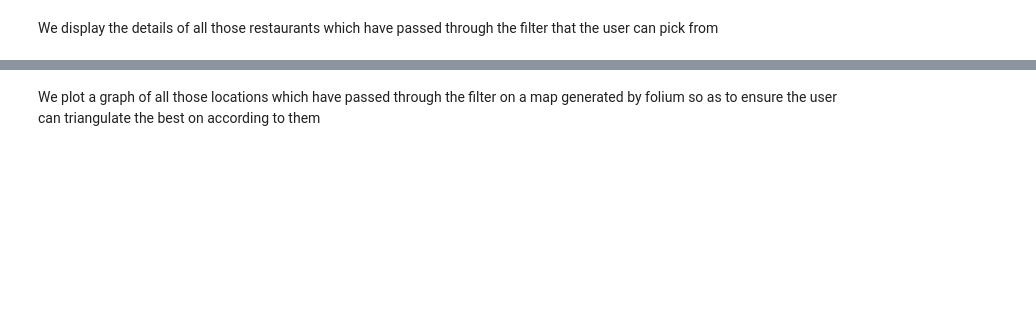
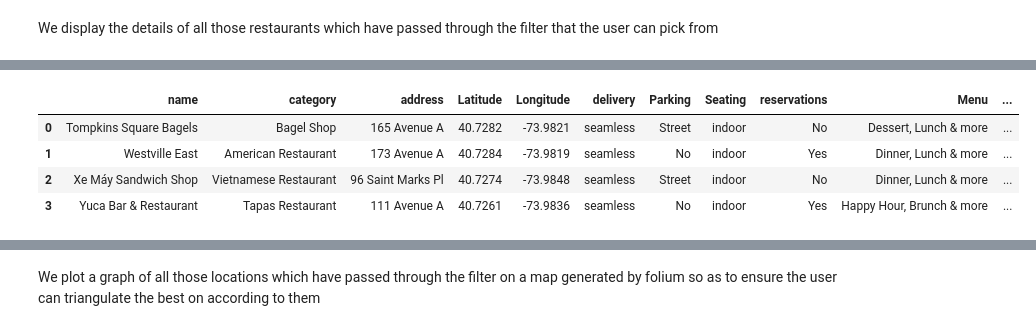
Before and after one commit to aanchal-n/Coursera_Capstone, a Jupyter notebook: predicting_social_distancing_friendly_restaurants_NY.ipynb, the cells around one changed output, grey strips where cells are left out. Cells and saved outputs as stored; diff of their text form; code cells hidden in the pictures; blank space fills up the shorter version.

```diff
--- a/predicting_social_distancing_friendly_restaurants_NY.ipynb
+++ b/predicting_social_distancing_friendly_restaurants_NY.ipynb
@@ -303,9 +341,8 @@ cases_by_area
 # %% [output]
 399.6615905245347
 # %%
-if cases_by_area>400:
+if cases_by_area>10:
   print("Kindly opt for delivery options")
   restaurant_data=restaurant_data.loc[restaurant_data["delivery"]!="No option"]
 else:
   restaurant_data=restaurant_data[(restaurant_data["Parking"]=="Street") | (restaurant_data["Seating"]!="indoor") | (restaurant_data["reservations"]=="Yes")]
-restaurant_data.drop(columns="Id",inplace=True)
@@ -324,0 +353,10 @@ restaurant_data
+# %%
+restaurant_data=restaurant_data.sort_values('Social distancing rating',ascending=False)
+restaurant_data=restaurant_data.reset_index(drop=True)
+restaurant_data
+# %% [output]
+|  | name | category | address | Latitude | Longitude | delivery | Parking | Seating | reservations | Menu | ... |
+| 0 | Tompkins Square Bagels | Bagel Shop | 165 Avenue A | 40.7282 | -73.9821 | seamless | Street | indoor | No | Dessert, Lunch & more | ... |
+| 1 | Westville East | American Restaurant | 173 Avenue A | 40.7284 | -73.9819 | seamless | No | indoor | Yes | Dinner, Lunch & more | ... |
+| 2 | Xe Máy Sandwich Shop | Vietnamese Restaurant | 96 Saint Marks Pl | 40.7274 | -73.9848 | seamless | Street | indoor | No | Dinner, Lunch & more | ... |
+| 3 | Yuca Bar & Restaurant | Tapas Restaurant | 111 Avenue A | 40.7261 | -73.9836 | seamless | No | indoor | Yes | Happy Hour, Brunch & more | ... |
```
Also changed, not shown: parts of 10 cells of this notebook.
